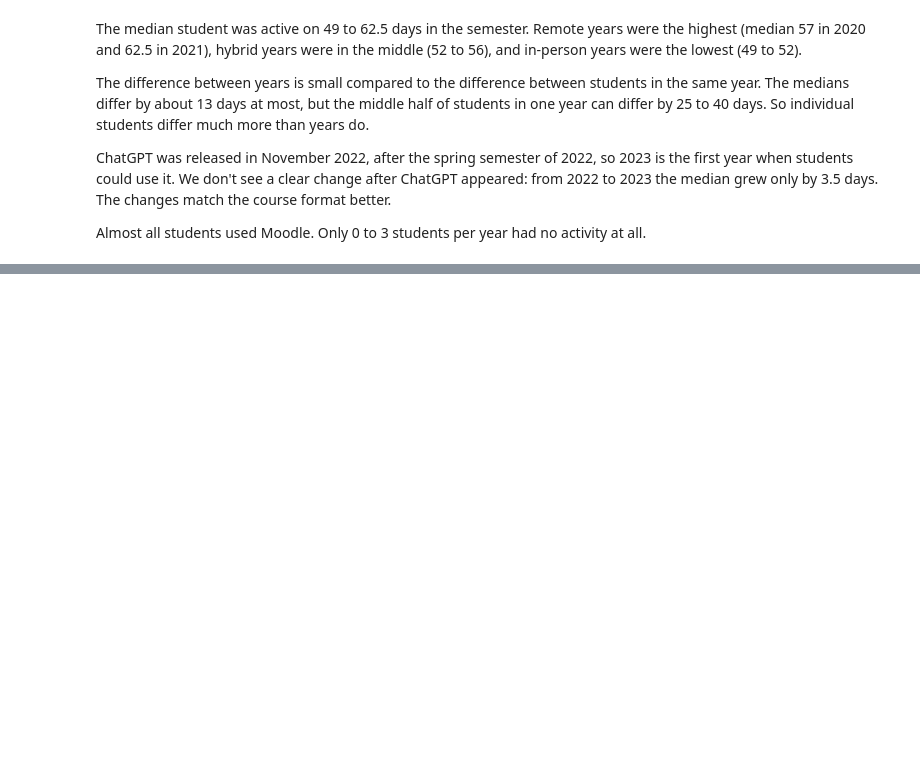
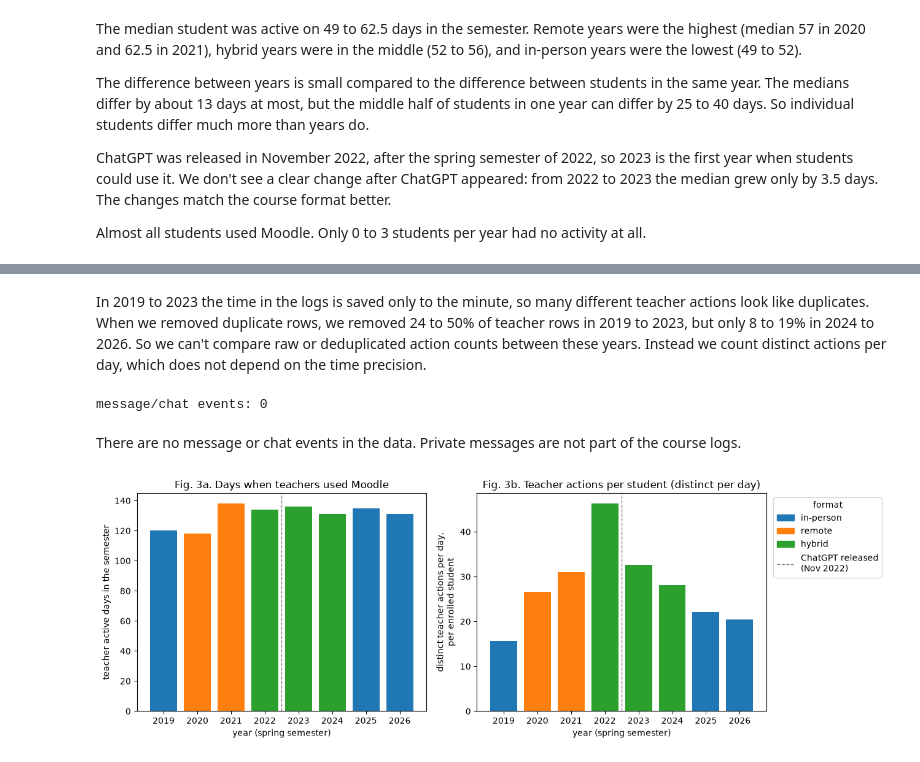
Before and after one commit to anderhinn/Project-F1-Moodle_Activity, a Jupyter notebook: hw10/02_trends_marina.ipynb, the cells around one changed output, grey strips where cells are left out. Cells and saved outputs as stored; diff of their text form; code cells hidden in the pictures; blank space fills up the shorter version.

Commit message:
Add figures 3 and 4 (teacher activity, component groups), fix data path and duplicate cells

```diff
--- a/hw10/02_trends_marina.ipynb
+++ b/hw10/02_trends_marina.ipynb
@@ -21,14 +21,14 @@ grades_list = []
 calendar_list = []
 
 for year in years:
-    events_list.append(pd.read_parquet("../data/data/" + str(year) + "/events.parquet"))
-    grades_list.append(pd.read_csv("../data/data/" + str(year) + "/grades.csv"))
-    calendar_list.append(pd.read_csv("../data/data/" + str(year) + "/calendar.csv"))
+    events_list.append(pd.read_parquet("../data/" + str(year) + "/events.parquet"))
+    grades_list.append(pd.read_csv("../data/" + str(year) + "/grades.csv"))
+    calendar_list.append(pd.read_csv("../data/" + str(year) + "/calendar.csv"))
 
 events = pd.concat(events_list, ignore_index=True)
 grades = pd.concat(grades_list, ignore_index=True)
 calendar = pd.concat(calendar_list, ignore_index=True)
-course_runs = pd.read_csv("../data/data/course_runs.csv")
+course_runs = pd.read_csv("../data/course_runs.csv")
 
 print("events:", events.shape)
 print("grades:", grades.shape)
@@ -277,0 +253,15 @@ Almost all students used Moodle. Only 0 to 3 students per year had no activity a
+# %%
+teachers = events[events["actor_id"] == "T"]
+
+# Count distinct actions per day: the same action on the same resource on one day counts once.
+# This does not depend on time precision (minutes in 2019-2023, seconds later) or on duplicate rows.
+cols = ["year", "date", "event_context", "event_name"]
+teacher_actions = teachers.drop_duplicates(subset=cols)
+
+teacher = pd.DataFrame({
+    "active days": teachers.groupby("year")["date"].nunique(),
+    "actions": teacher_actions.groupby("year").size(),
+})
+teacher["actions per student"] = teacher["actions"] / n_students
+teacher.insert(0, "format", teacher.index.map(FORMAT))
+teacher.round(1)
@@ -277,0 +299,34 @@ Almost all students used Moodle. Only 0 to 3 students per year had no activity a
+# %% [markdown]
+In 2019 to 2023 the time in the logs is saved only to the minute, so many different teacher actions look like duplicates. When we removed duplicate rows, we removed 24 to 50% of teacher rows in 2019 to 2023, but only 8 to 19% in 2024 to 2026. So we can't compare raw or deduplicated action counts between these years. Instead we count distinct actions per day, which does not depend on the time precision.
+# %%
+# Check: are there any message or chat events in the course logs?
+is_message = (events["event_name"].str.contains("message|chat", case=False)
+              | events["component"].str.contains("message|chat", case=False))
+print("message/chat events:", is_message.sum())
+# %% [output]
+message/chat events: 0
+# %% [markdown]
+There are no message or chat events in the data. Private messages are not part of the course logs.
+# %%
+fig, axes = plt.subplots(1, 2, figsize=(13, 4.5))
+bar_colors = [colors[FORMAT[y]] for y in teacher.index]
+
+axes[0].bar(teacher.index, teacher["active days"], color=bar_colors)
+axes[0].set_title("Fig. 3a. Days when teachers used Moodle")
+axes[0].set_ylabel("teacher active days in the semester")
+
+axes[1].bar(teacher.index, teacher["actions per student"], color=bar_colors)
+axes[1].set_title("Fig. 3b. Teacher actions per student (distinct per day)")
+axes[1].set_ylabel("distinct teacher actions per day,\nper enrolled student")
+
+for ax in axes:
+    ax.set_xticks(years)
+    ax.set_xlabel("year (spring semester)")
+    ax.axvline(2022.5, color="gray", linestyle="--", linewidth=1)
+
+axes[1].legend(handles=legend_items, title="format", loc="upper left", bbox_to_anchor=(1.01, 1))
+plt.tight_layout()
+plt.savefig("../results/figures/fig3_teacher_activity.pdf", bbox_inches="tight")
+plt.show()
+# %% [output]
+[figure, added]
```
Also changed, not shown: parts of 14 cells of this notebook, 5 other files.
